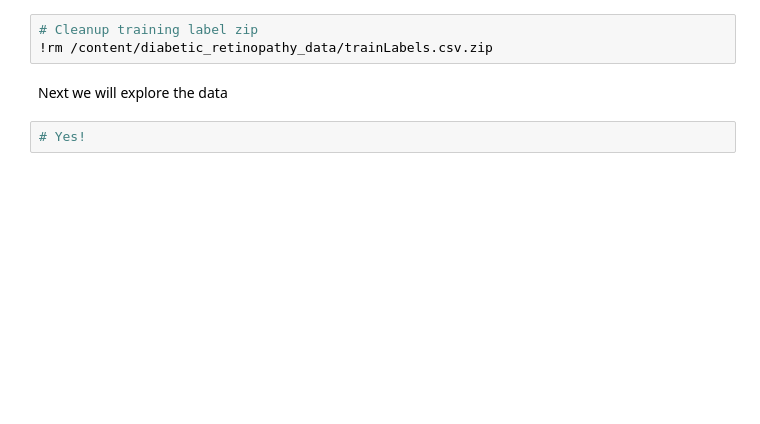
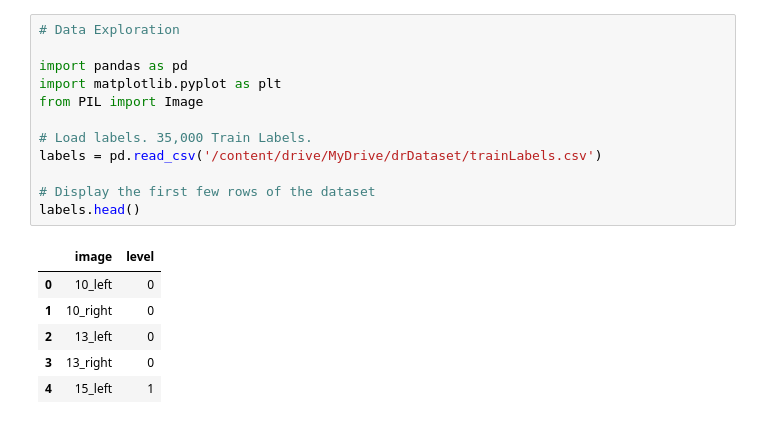
Before and after one commit to nickweda/Diabetic-Retinopathy-Classification, a Jupyter notebook: DR.ipynb, the cells around one changed output. Drawn from its saved outputs; the diff is of its cells as text; blank space fills up the shorter version.

Commit message:
Basic data exploration

```diff
--- a/DR.ipynb
+++ b/DR.ipynb
@@ -64,7 +9,19 @@ Archive:  /content/diabetic_retinopathy_data/trainLabels.csv.zip
-# %%
-# Cleanup training label zip
-!rm /content/diabetic_retinopathy_data/trainLabels.csv.zip
-# %% [markdown]
-Next we will explore the data
-# %%
-# Yes!
+# %%
+# Data Exploration
+
+import pandas as pd
+import matplotlib.pyplot as plt
+from PIL import Image
+
+# Load labels. 35,000 Train Labels.
+labels = pd.read_csv('/content/drive/MyDrive/drDataset/trainLabels.csv')
+
+# Display the first few rows of the dataset
+labels.head()
+# %% [output]
+|  | image | level |
+| 0 | 10_left | 0 |
+| 1 | 10_right | 0 |
+| 2 | 13_left | 0 |
+| 3 | 13_right | 0 |
+| 4 | 15_left | 1 |
```
Also changed, not shown: parts of 17 cells of this notebook.
